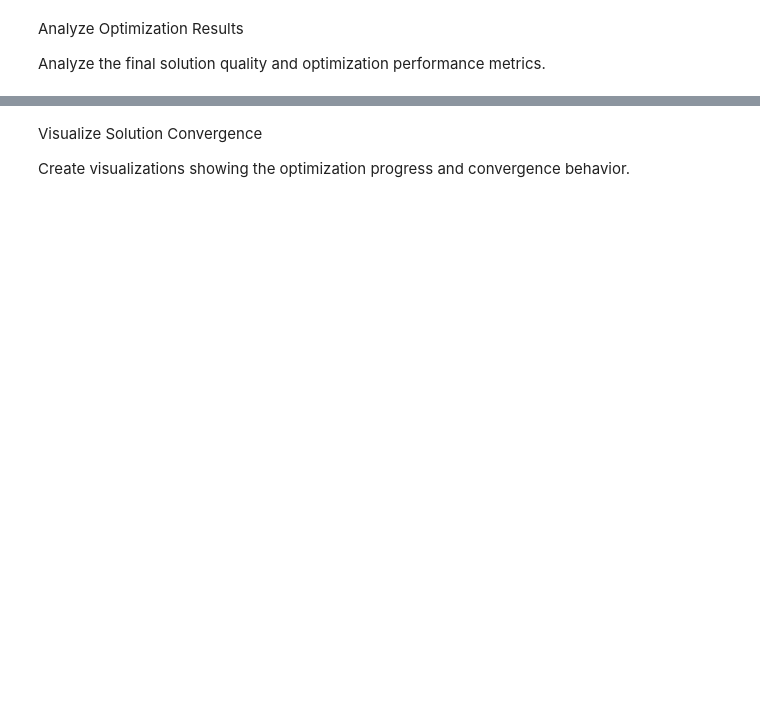
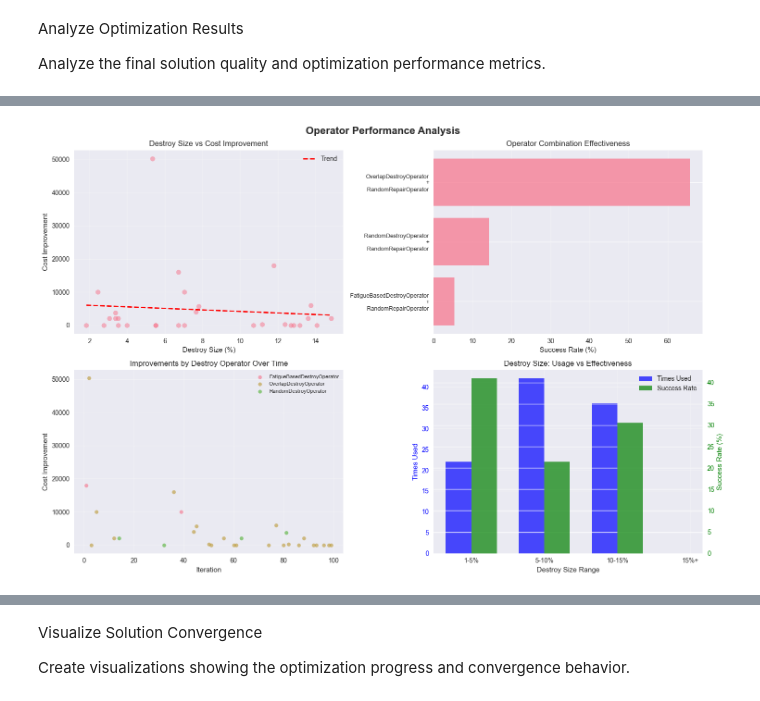
Before and after one commit to JoeBater/crew-assignment, a Jupyter notebook: lns_solver.ipynb, the cells around one changed output, grey strips where cells are left out. Saved outputs shown, nothing was run; the diff lists cells and outputs as text; code cells hidden in the pictures; blank space fills up the shorter version.

```diff
--- a/lns_solver.ipynb
+++ b/lns_solver.ipynb
@@ -206,7 +305,7 @@ print("=" * 80)
 start_time = datetime.now()
 
 # Execute LNS algorithm
-result = optimizer.optimize_lns(
+result = optimizer.large_neighbourhood_search(
     max_iterations=LNS_CONFIG['max_iterations'],
     destroy_size_ratio=LNS_CONFIG['destroy_size_ratio'],
     temperature=LNS_CONFIG['temperature'],
@@ -280,0 +497,79 @@ print(f"   • Convergence Rate: {OPTIMIZATION_RESULTS['improvements_found']/OPT
+# %%
+# Visualize operator performance
+fig, ((ax1, ax2), (ax3, ax4)) = plt.subplots(2, 2, figsize=(15, 10))
+fig.suptitle('Operator Performance Analysis', fontsize=16, fontweight='bold')
+
+# Plot 1: Destroy size vs improvement
+improvements_only = op_perf_df[op_perf_df['is_improvement']]
+ax1.scatter(improvements_only['destroy_ratio'] * 100, -improvements_only['cost_delta'],
+            alpha=0.5, s=50)
+ax1.set_xlabel('Destroy Size (%)')
+ax1.set_ylabel('Cost Improvement')
+ax1.set_title('Destroy Size vs Cost Improvement')
+ax1.grid(True, alpha=0.3)
+
+# Add trend line
+if len(improvements_only) > 0:
+    z = np.polyfit(improvements_only['destroy_ratio'] * 100, -improvements_only['cost_delta'], 1)
+    p = np.poly1d(z)
+    x_trend = np.linspace(improvements_only['destroy_ratio'].min() * 100,
+                          improvements_only['destroy_ratio'].max() * 100, 100)
+    ax1.plot(x_trend, p(x_trend), "r--", linewidth=2, label='Trend')
+    ax1.legend()
+
+# Plot 2: Success rate by operator combination
+if len(combo_summary) > 0:
+    combo_success = combo_summary['Success Rate'].sort_values(ascending=True)
+    combo_labels = [f"{d}\n+\n{r}" for d, r in combo_success.index]
+    ax2.barh(range(len(combo_success)), combo_success.values, alpha=0.7)
+    ax2.set_yticks(range(len(combo_success)))
+    ax2.set_yticklabels(combo_labels, fontsize=9)
+    ax2.set_xlabel('Success Rate (%)')
+    ax2.set_title('Operator Combination Effectiveness')
+    ax2.grid(True, alpha=0.3, axis='x')
+
+# Plot 3: Cost improvement over time by operator
+for destroy_op in op_perf_df['destroy_op'].unique():
+    op_data = op_perf_df[op_perf_df['destroy_op'] == destroy_op]
+    improvements = op_data[op_data['is_improvement']]
+    if len(improvements) > 0:
+        ax3.scatter(improvements['iteration'], -improvements['cost_delta'],
+                   label=destroy_op, alpha=0.6, s=30)
+ax3.set_xlabel('Iteration')
+ax3.set_ylabel('Cost Improvement')
+ax3.set_title('Improvements by Destroy Operator Over Time')
+ax3.legend(fontsize=8)
+ax3.grid(True, alpha=0.3)
+
+# Plot 4: Destroy size distribution and effectiveness
+size_counts = op_perf_df['destroy_ratio_bin'].value_counts().sort_index()
+size_success = op_perf_df.groupby('destroy_ratio_bin')['is_improvement'].mean() * 100
+
+x = np.arange(len(size_counts))
+width = 0.35
+
+ax4_twin = ax4.twinx()
+bars1 = ax4.bar(x - width/2, size_counts.values, width, label='Times Used', alpha=0.7, color='blue')
+bars2 = ax4_twin.bar(x + width/2, size_success.values, width, label='Success Rate', alpha=0.7, color='green')
+
+ax4.set_xlabel('Destroy Size Range')
+ax4.set_ylabel('Times Used', color='blue')
+ax4_twin.set_ylabel('Success Rate (%)', color='green')
+ax4.set_xticks(x)
+ax4.set_xticklabels(size_counts.index)
+ax4.set_title('Destroy Size: Usage vs Effectiveness')
+ax4.tick_params(axis='y', labelcolor='blue')
+ax4_twin.tick_params(axis='y', labelcolor='green')
+ax4.grid(True, alpha=0.3)
+
+# Combine legends
+lines1, labels1 = ax4.get_legend_handles_labels()
+lines2, labels2 = ax4_twin.get_legend_handles_labels()
+ax4.legend(lines1 + lines2, labels1 + labels2, loc='upper right')
+
+plt.tight_layout()
+plt.show()
+
+print("📊 Operator performance visualization complete!")
+# %% [output]
+[figure, added]
```
Also changed, not shown: parts of 17 cells of this notebook, 2 other files.
